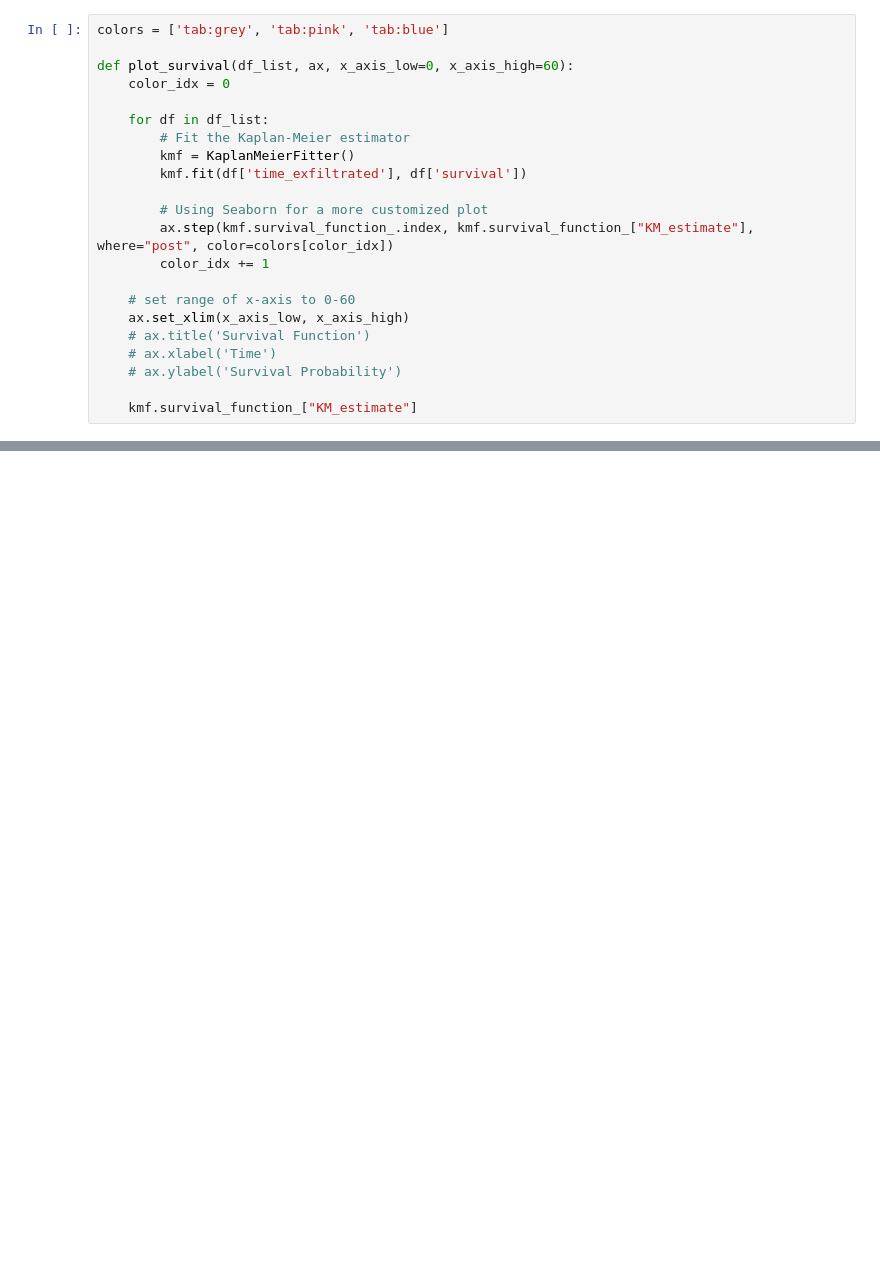
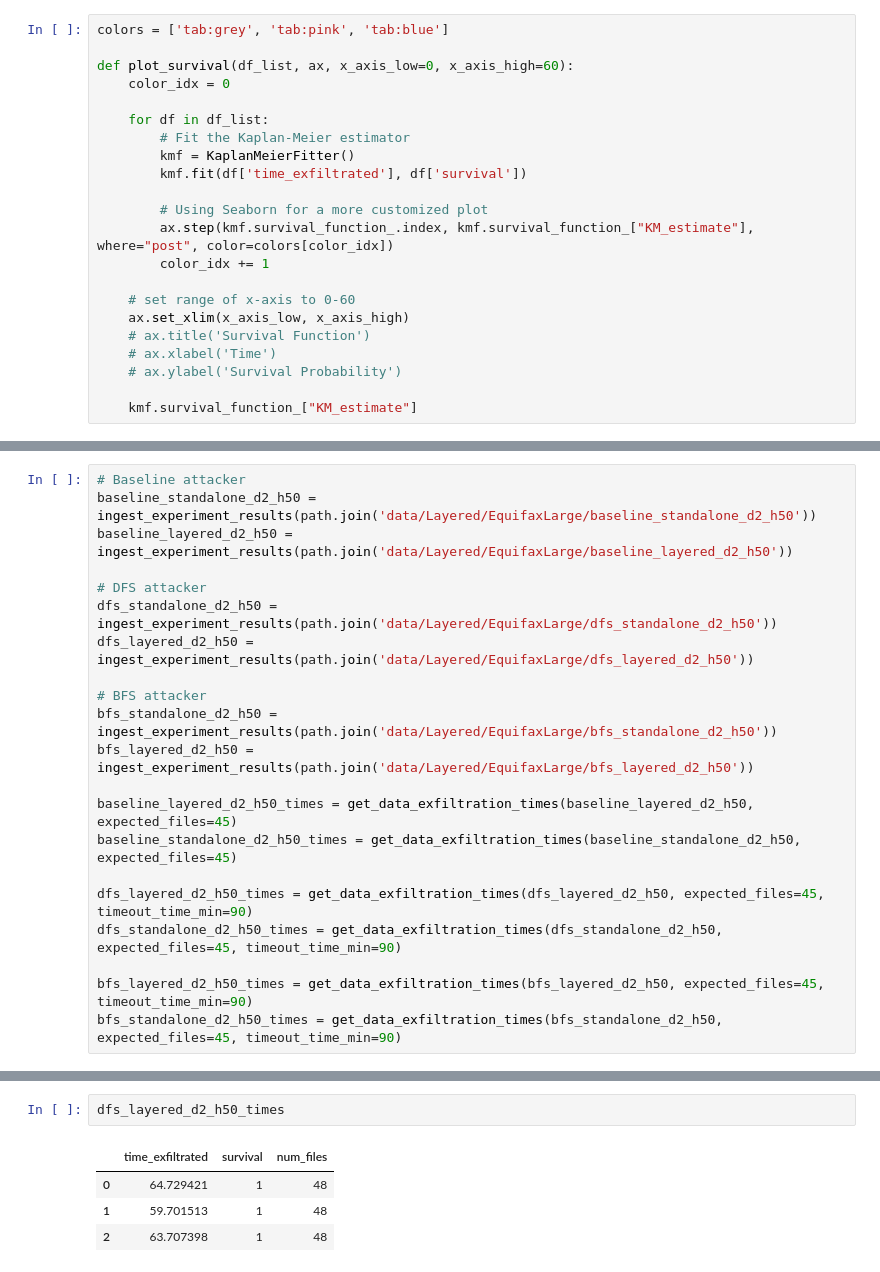
Before and after one commit to bsinger-cmu/perry, a Jupyter notebook: data_analysis/layered.ipynb, the cells around one changed output, grey strips where cells are left out. Cells and saved outputs as stored; diff of their text form; blank space fills up the shorter version.

```diff
--- a/data_analysis/layered.ipynb
+++ b/data_analysis/layered.ipynb
@@ -125,2 +146,23 @@ plot_survival([dfs_standalone_d2_h0_times, dfs_standalone_d0_h50_times, dfs_laye
 # %% [output]
 [drawing not drawn]
+# %%
+# Baseline attacker
+baseline_standalone_d2_h50 = ingest_experiment_results(path.join('data/Layered/EquifaxLarge/baseline_standalone_d2_h50'))
+baseline_layered_d2_h50 = ingest_experiment_results(path.join('data/Layered/EquifaxLarge/baseline_layered_d2_h50'))
+
+# DFS attacker
+dfs_standalone_d2_h50 = ingest_experiment_results(path.join('data/Layered/EquifaxLarge/dfs_standalone_d2_h50'))
+dfs_layered_d2_h50 = ingest_experiment_results(path.join('data/Layered/EquifaxLarge/dfs_layered_d2_h50'))
+
+# BFS attacker
+bfs_standalone_d2_h50 = ingest_experiment_results(path.join('data/Layered/EquifaxLarge/bfs_standalone_d2_h50'))
+bfs_layered_d2_h50 = ingest_experiment_results(path.join('data/Layered/EquifaxLarge/bfs_layered_d2_h50'))
+
+baseline_layered_d2_h50_times = get_data_exfiltration_times(baseline_layered_d2_h50, expected_files=45)
+baseline_standalone_d2_h50_times = get_data_exfiltration_times(baseline_standalone_d2_h50, expected_files=45)
+
+dfs_layered_d2_h50_times = get_data_exfiltration_times(dfs_layered_d2_h50, expected_files=45, timeout_time_min=90)
+dfs_standalone_d2_h50_times = get_data_exfiltration_times(dfs_standalone_d2_h50, expected_files=45, timeout_time_min=90)
+
+bfs_layered_d2_h50_times = get_data_exfiltration_times(bfs_layered_d2_h50, expected_files=45, timeout_time_min=90)
+bfs_standalone_d2_h50_times = get_data_exfiltration_times(bfs_standalone_d2_h50, expected_files=45, timeout_time_min=90)
@@ -126,0 +183,7 @@ plot_survival([dfs_standalone_d2_h0_times, dfs_standalone_d0_h50_times, dfs_laye
+# %%
+dfs_layered_d2_h50_times
+# %% [output]
+|  | time_exfiltrated | survival | num_files |
+| 0 | 64.729421 | 1 | 48 |
+| 1 | 59.701513 | 1 | 48 |
+| 2 | 63.707398 | 1 | 48 |
```
Also changed, not shown: parts of 5 cells of this notebook, 20 other files.
